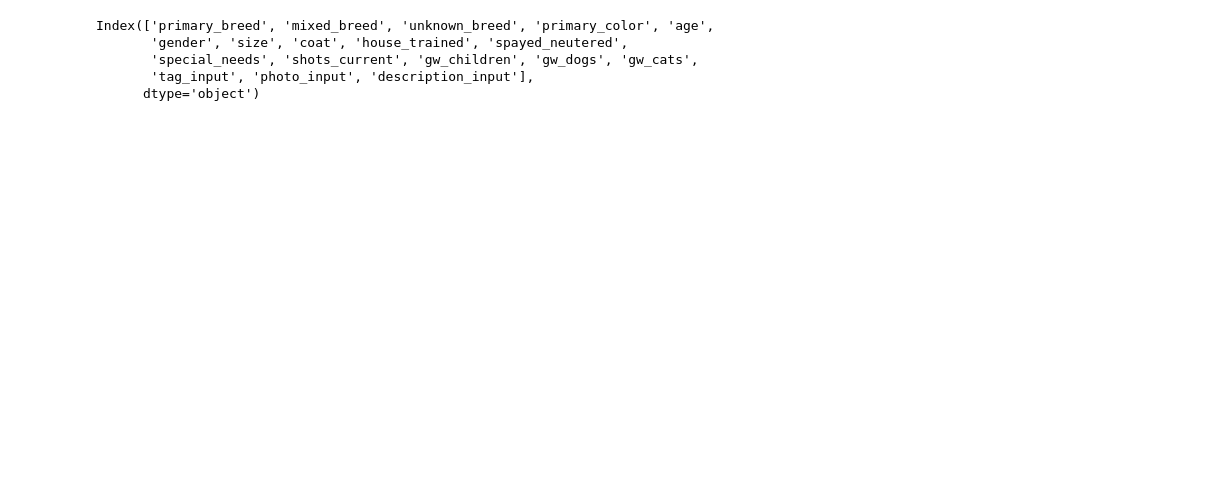
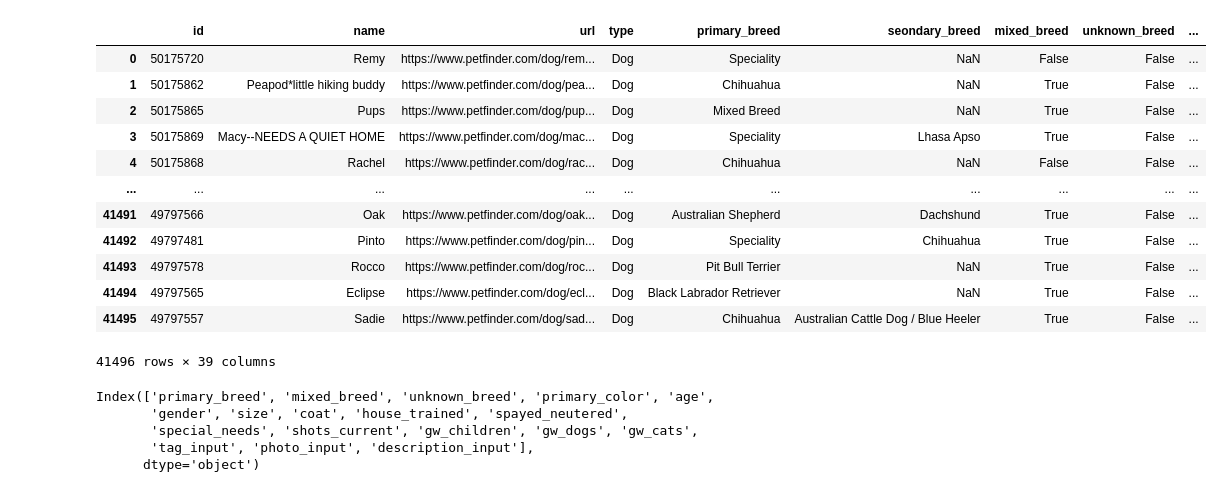
Before and after one commit to dakotajcollins/Adoption_ML, a Jupyter notebook: Model/Credit Risk Evaluator.ipynb, the cells around one changed output. Saved outputs shown, nothing was run; the diff lists cells and outputs as text; code cells hidden in the pictures; blank space fills up the shorter version.

```diff
--- a/Model/Credit Risk Evaluator.ipynb
+++ b/Model/Credit Risk Evaluator.ipynb
@@ -13 +21,17 @@ from sklearn.preprocessing import StandardScaler
+# %%
+read_df
+# %% [output]
+|  | id | name | url | type | primary_breed | seondary_breed | mixed_breed | unknown_breed | ... |
+| 0 | 50175720 | Remy | https://www.petfinder.com/dog/rem... | Dog | Speciality | NaN | False | False | ... |
+| 1 | 50175862 | Peapod*little hiking buddy | https://www.petfinder.com/dog/pea... | Dog | Chihuahua | NaN | True | False | ... |
+| 2 | 50175865 | Pups | https://www.petfinder.com/dog/pup... | Dog | Mixed Breed | NaN | True | False | ... |
+| 3 | 50175869 | Macy--NEEDS A QUIET HOME | https://www.petfinder.com/dog/mac... | Dog | Speciality | Lhasa Apso | True | False | ... |
+| 4 | 50175868 | Rachel | https://www.petfinder.com/dog/rac... | Dog | Chihuahua | NaN | False | False | ... |
+| ... | ... | ... | ... | ... | ... | ... | ... | ... | ... |
+| 41491 | 49797566 | Oak | https://www.petfinder.com/dog/oak... | Dog | Australian Shepherd | Dachshund | True | False | ... |
+| 41492 | 49797481 | Pinto | https://www.petfinder.com/dog/pin... | Dog | Speciality | Chihuahua | True | False | ... |
+| 41493 | 49797578 | Rocco | https://www.petfinder.com/dog/roc... | Dog | Pit Bull Terrier | NaN | True | False | ... |
+| 41494 | 49797565 | Eclipse | https://www.petfinder.com/dog/ecl... | Dog | Black Labrador Retriever | NaN | True | False | ... |
+| 41495 | 49797557 | Sadie | https://www.petfinder.com/dog/sad... | Dog | Chihuahua | Australian Cattle Dog / Blue Heeler | True | False | ... |
+41496 rows × 39 columns
 # %%
```
Also changed, not shown: parts of 21 cells of this notebook.
